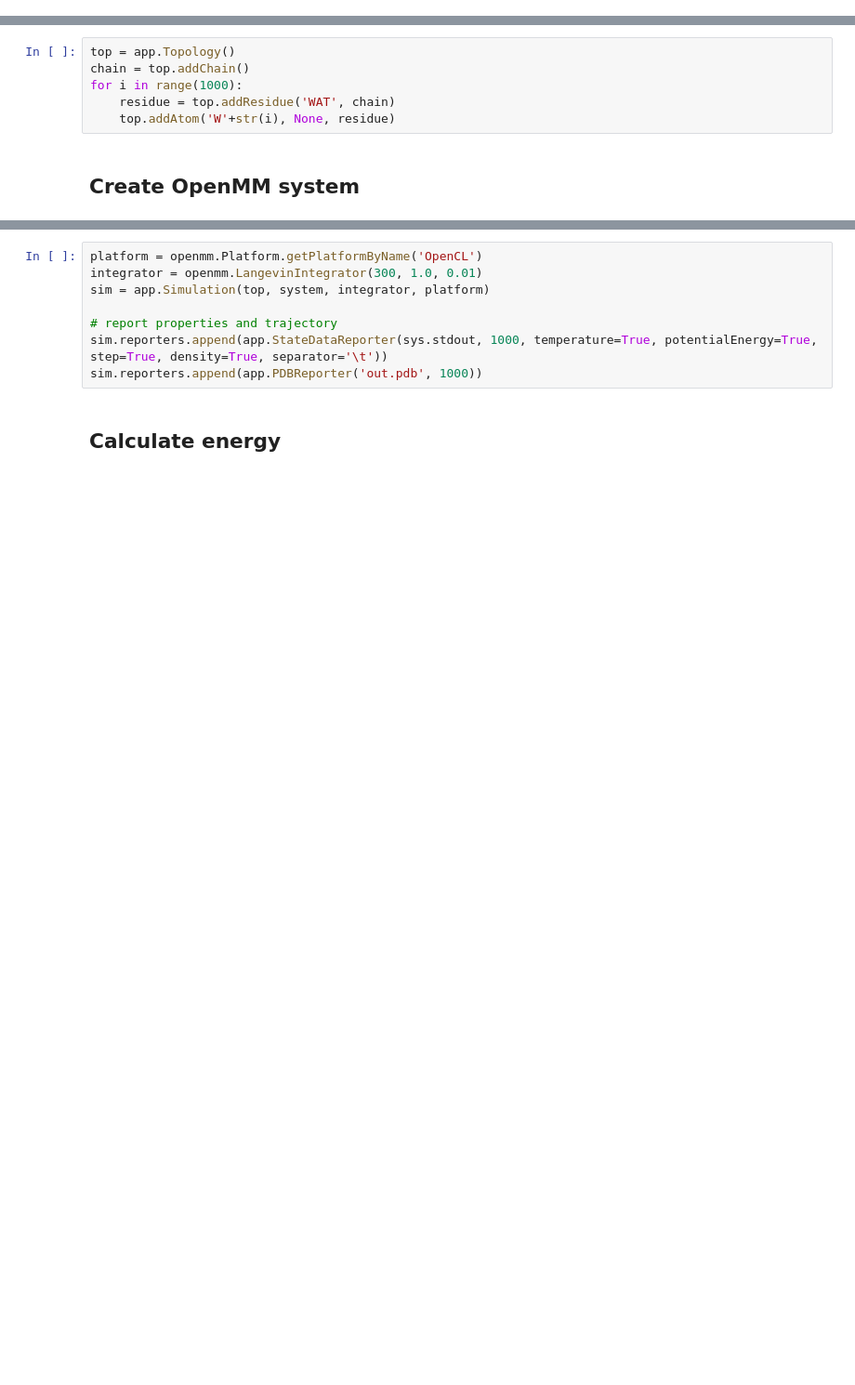
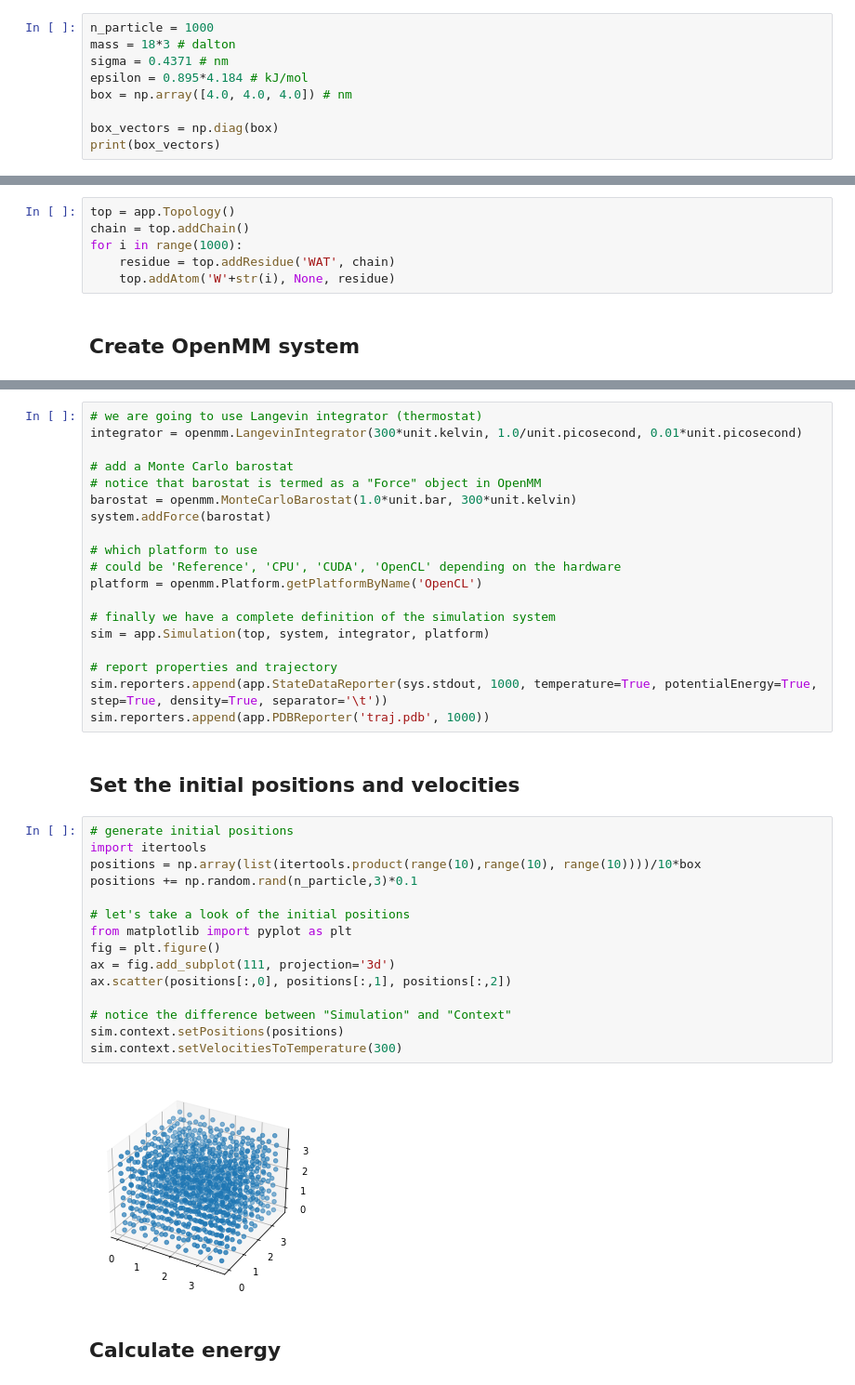
Before and after one commit to z-gong/md-tutorials, a Jupyter notebook: openmm.ipynb, the cells around one changed output, grey strips where cells are left out. Shown: that part at 93% size. Drawn from its saved outputs; the diff is of its cells as text; blank space fills up the shorter version.

Commit message:
Add another example for OpenMM

```diff
--- a/openmm.ipynb
+++ b/openmm.ipynb
@@ -31,0 +14,9 @@ ax.scatter(positions[:,0],positions[:,1],positions[:,2])
+# %%
+n_particle = 1000
+mass = 18*3 # dalton
+sigma = 0.4371 # nm
+epsilon = 0.895*4.184 # kJ/mol
+box = np.array([4.0, 4.0, 4.0]) # nm
+
+box_vectors = np.diag(box)
+print(box_vectors)
@@ -68,11 +62,41 @@ system.addForce(barostat)
 # %%
+# we are going to use Langevin integrator (thermostat)
+integrator = openmm.LangevinIntegrator(300*unit.kelvin, 1.0/unit.picosecond, 0.01*unit.picosecond)
+
+# add a Monte Carlo barostat
+# notice that barostat is termed as a "Force" object in OpenMM
+barostat = openmm.MonteCarloBarostat(1.0*unit.bar, 300*unit.kelvin)
+system.addForce(barostat)
+
+# which platform to use
+# could be 'Reference', 'CPU', 'CUDA', 'OpenCL' depending on the hardware
 platform = openmm.Platform.getPlatformByName('OpenCL')
-integrator = openmm.LangevinIntegrator(300, 1.0, 0.01)
+
+# finally we have a complete definition of the simulation system
 sim = app.Simulation(top, system, integrator, platform)
 
 # report properties and trajectory
 sim.reporters.append(app.StateDataReporter(sys.stdout, 1000, temperature=True, potentialEnergy=True, step=True, density=True, separator='\t'))
-sim.reporters.append(app.PDBReporter('out.pdb', 1000))
+sim.reporters.append(app.PDBReporter('traj.pdb', 1000))
+# %% [markdown]
+## Set the initial positions and velocities
+# %%
+# generate initial positions
+import itertools
+positions = np.array(list(itertools.product(range(10),range(10), range(10))))/10*box
+positions += np.random.rand(n_particle,3)*0.1
+
+# let's take a look of the initial positions
+from matplotlib import pyplot as plt
+fig = plt.figure()
+ax = fig.add_subplot(111, projection='3d')
+ax.scatter(positions[:,0], positions[:,1], positions[:,2])
+
+# notice the difference between "Simulation" and "Context"
+sim.context.setPositions(positions)
+sim.context.setVelocitiesToTemperature(300)
+# %% [output]
+[figure, added]
 # %% [markdown]
 ## Calculate energy
 # %%
```
Also changed, not shown: parts of 24 cells of this notebook, 2 other files.
